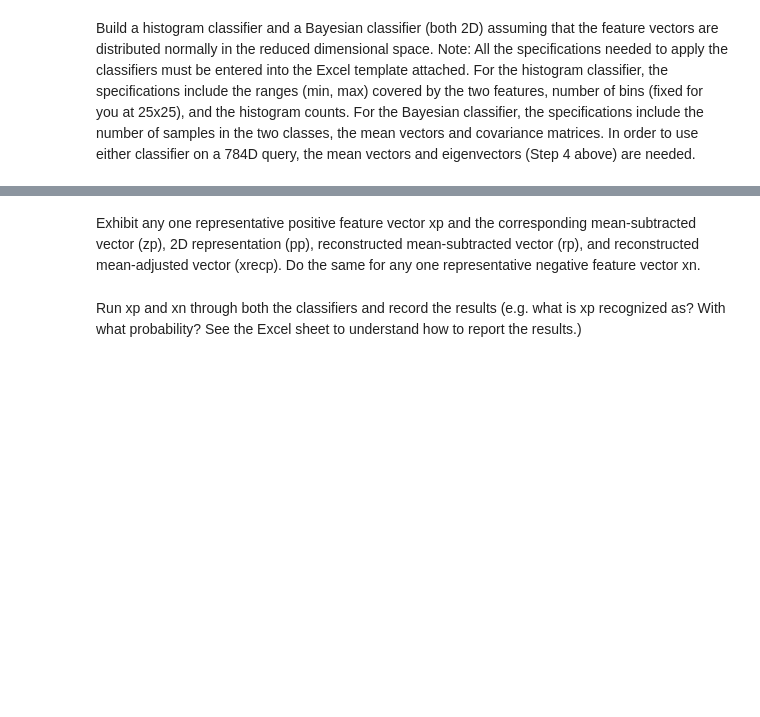
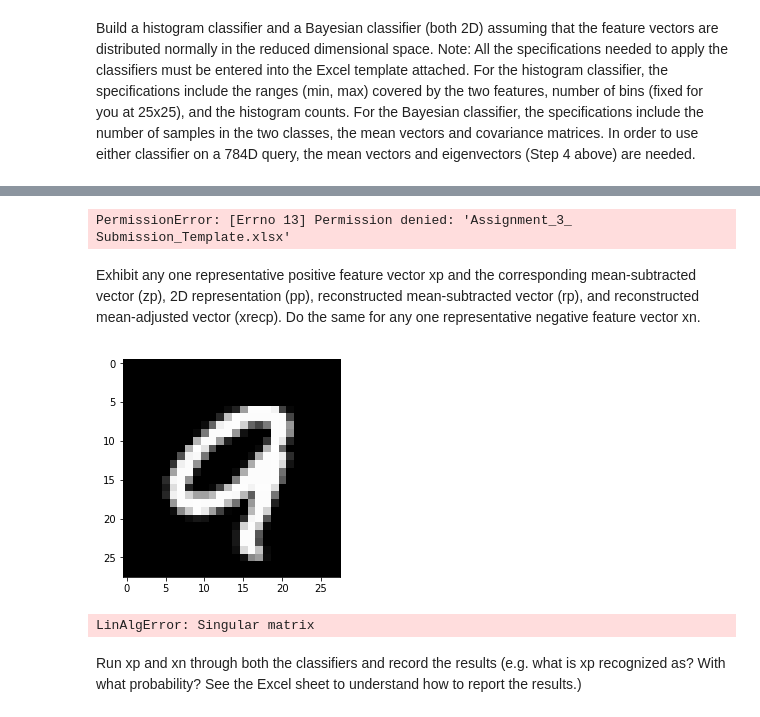
Before and after one commit to yelaura/python-assignments, a Jupyter notebook: Intro to Machine Learning/Assignment 3.ipynb, the cells around one changed output, grey strips where cells are left out. Cells and saved outputs as stored; diff of their text form; code cells hidden in the pictures; blank space fills up the shorter version.

Commit message:
Updated assignment 3

```diff
--- a/Intro to Machine Learning/Assignment 3.ipynb
+++ b/Intro to Machine Learning/Assignment 3.ipynb
@@ -168,5 +254,54 @@ rw.writeExcelData([n_p, n_n], "Assignment_3_ Submission_Template.xlsx", "Results
+# %%
+def Bayes_classifier(x, miu, v, c, totals):
+    # miu[0] = X_miu
+    # c= [cp, cn]
+    # totals = [np, nn]
+    # v = V_new
+
+    z = x-miu
+
+    p = np.dot(z, V_new.T)
+
+    q1 = totals[0]/np.sqrt(np.linalg.det(c[0])) * np.exp(-0.5 * np.dot((p-miu[0]), np.linalg.inv(c[0])).dot((p-miu[0]).T))
+    q2 = totals[1]/np.sqrt(np.linalg.det(c[1])) * np.exp(-0.5 * np.dot((p-miu[1]), np.linalg.inv(c[1])).dot((p-miu[1]).T))
+
+    Q1 = q1/(q1+q2)
+    Q2 = q2/(q1+q2)
+
+    if q1+q2 == 0:
+        return "Undecidable, need more data"
+    elif Q1 > Q2:
+        return "Positive Class: 9"
+    elif Q2 > Q1:
+        return "Negative Class: 1"
+    elif Q2 == Q1:
+        return "Undecidable, 50-50"
+# %%
+#write results to Excel file
+
+rw.writeExcelData([n_p, n_n], "Assignment_3_ Submission_Template.xlsx", "Results", 6, 2)
+rw.writeExcelData([miu_p, miu_n], "Assignment_3_ Submission_Template.xlsx", "Results", 9, 2)
+rw.writeExcelData([ [pmin1, pmax1], [pmin2, pmax2] ], "Assignment_3_ Submission_Template.xlsx", "Results", 17, 2)
+rw.writeExcelData(H1, "Assignment_3_ Submission_Template.xlsx", "Results", 20, 2)
+rw.writeExcelData(H2, "Assignment_3_ Submission_Template.xlsx", "Results", 46, 2)
+rw.writeExcelData(C[0], "Assignment_3_ Submission-template.xlsx", "Results", 12, 2)
+rw.writeExcelData(C[1], "Assignment_3_ Submission-template.xlsx", "Results", 14, 2)
+# %% [output]
+PermissionError: [Errno 13] Permission denied: 'Assignment_3_ Submission_Template.xlsx'
 # %% [markdown]
 Exhibit any one representative positive feature vector xp and the corresponding mean-subtracted vector (zp), 2D representation (pp), reconstructed mean-subtracted vector (rp), and reconstructed mean-adjusted vector (xrecp). Do the same for any one representative negative feature vector xn.
+# %%
+xp = nines[400]
+showimage(xp)
+
+zp = xp - X_miu
+
+pp = np.dot(zp, V_new.T)
+
+Bayes_classifier(xp, X_miu, V_new, C, [n_p, n_n])
+# %% [output]
+[figure, added]
+LinAlgError: Singular matrix
 # %% [markdown]
 Run xp and xn through both the classifiers and record the results (e.g. what is xp recognized as? With what probability? See the Excel sheet to understand how to report the results.)
 # %% [markdown]
```
Also changed, not shown: parts of 8 cells of this notebook, 1 other file.
